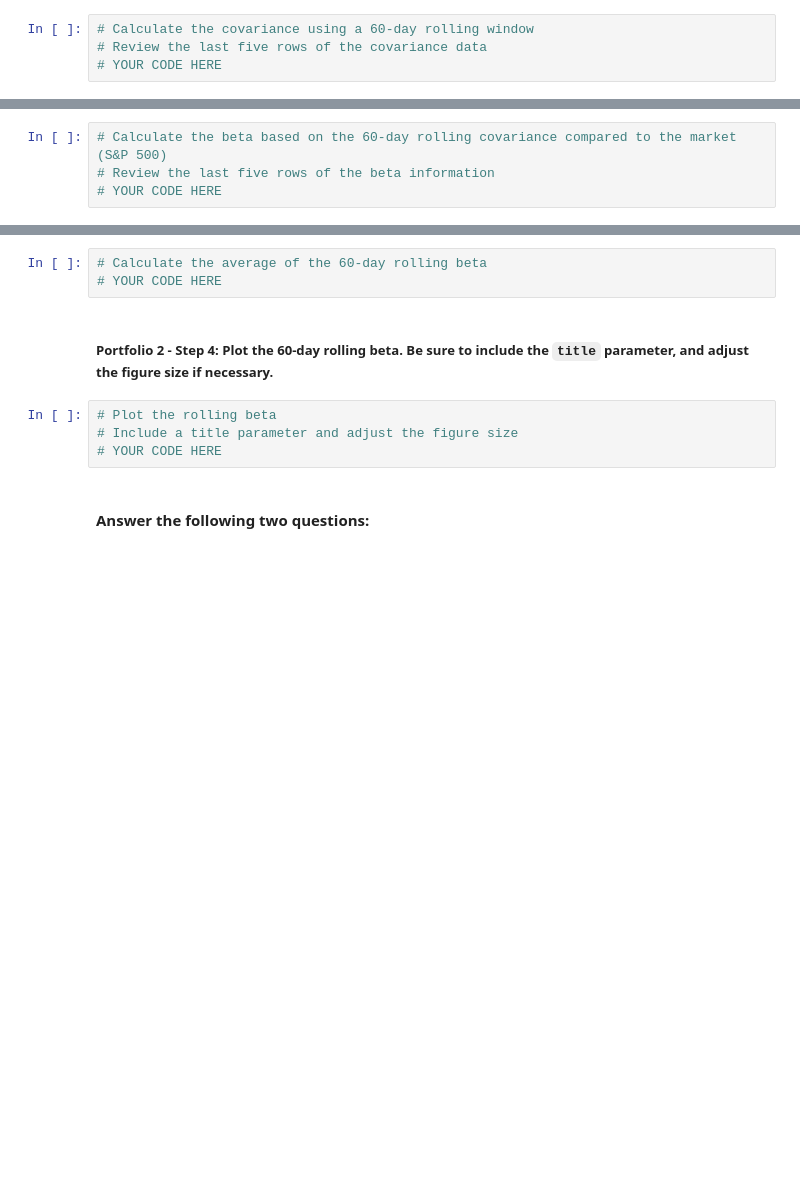
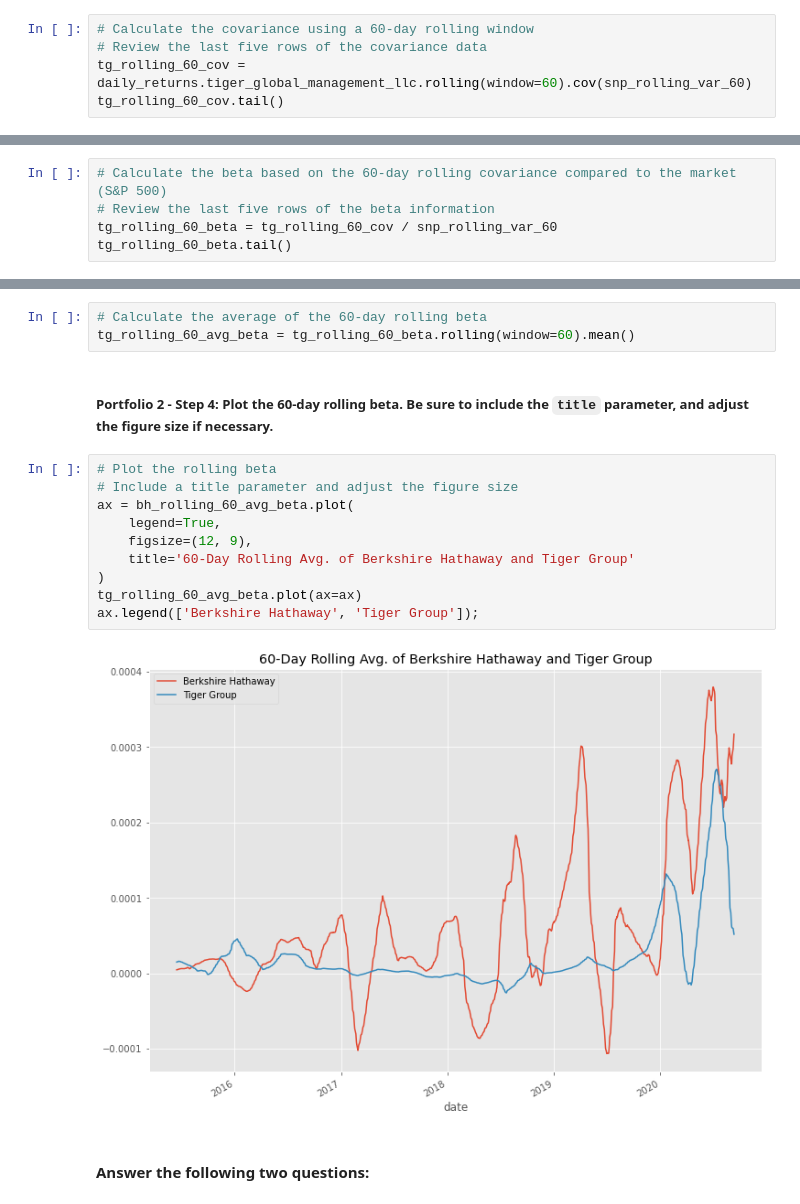
Before and after one commit to jmischung/Portfolio-Risk-Analysis, a Jupyter notebook: risk_return_analysis.ipynb, the cells around one changed output, grey strips where cells are left out. Drawn from its saved outputs; the diff is of its cells as text; blank space fills up the shorter version.

```diff
--- a/risk_return_analysis.ipynb
+++ b/risk_return_analysis.ipynb
@@ -439,4 +471,5 @@ Your analysis is nearing completion. Now, you need to evaluate how the portfolio
 # %%
 # Calculate the covariance using a 60-day rolling window
 # Review the last five rows of the covariance data
-# YOUR CODE HERE
+tg_rolling_60_cov = daily_returns.tiger_global_management_llc.rolling(window=60).cov(snp_rolling_var_60)
+tg_rolling_60_cov.tail()
@@ -445,4 +486,5 @@ Your analysis is nearing completion. Now, you need to evaluate how the portfolio
 # %%
 # Calculate the beta based on the 60-day rolling covariance compared to the market (S&P 500)
 # Review the last five rows of the beta information
-# YOUR CODE HERE
+tg_rolling_60_beta = tg_rolling_60_cov / snp_rolling_var_60
+tg_rolling_60_beta.tail()
@@ -450,13 +500,21 @@ Your analysis is nearing completion. Now, you need to evaluate how the portfolio
 ##### Portfolio 2 - Step 3: Use the Pandas `mean` function to calculate the average value of the 60-day rolling beta of the portfolio.
 # %%
 # Calculate the average of the 60-day rolling beta
-# YOUR CODE HERE
+tg_rolling_60_avg_beta = tg_rolling_60_beta.rolling(window=60).mean()
 # %% [markdown]
 ##### Portfolio 2 - Step 4: Plot the 60-day rolling beta. Be sure to include the `title` parameter, and adjust the figure size if necessary.
 # %%
 # Plot the rolling beta
 # Include a title parameter and adjust the figure size
-# YOUR CODE HERE
+ax = bh_rolling_60_avg_beta.plot(
+    legend=True,
+    figsize=(12, 9),
+    title='60-Day Rolling Avg. of Berkshire Hathaway and Tiger Group'
+)
+tg_rolling_60_avg_beta.plot(ax=ax)
+ax.legend(['Berkshire Hathaway', 'Tiger Group']);
+# %% [output]
+[figure, added]
 # %% [markdown]
 #### Answer the following two questions:
 # %% [markdown]
```
Also changed, not shown: parts of 11 cells of this notebook.
